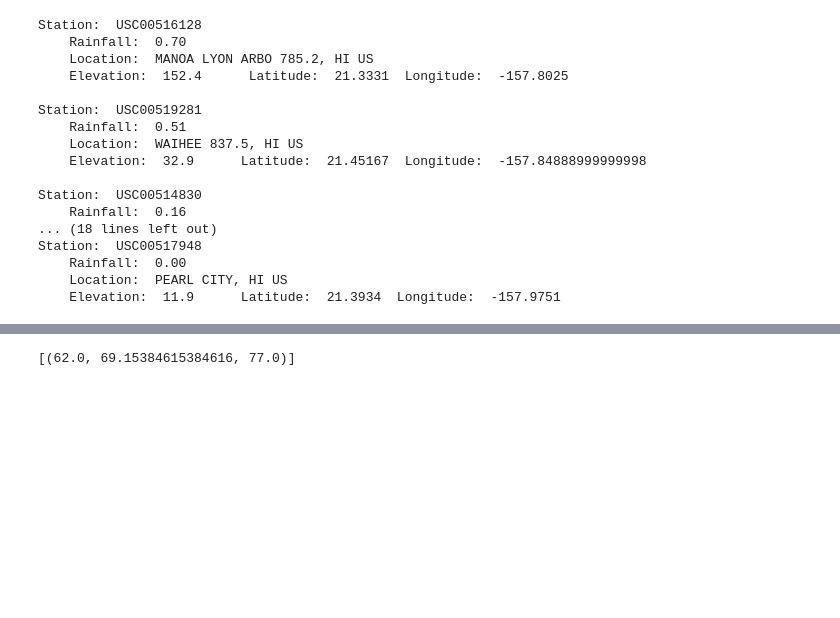
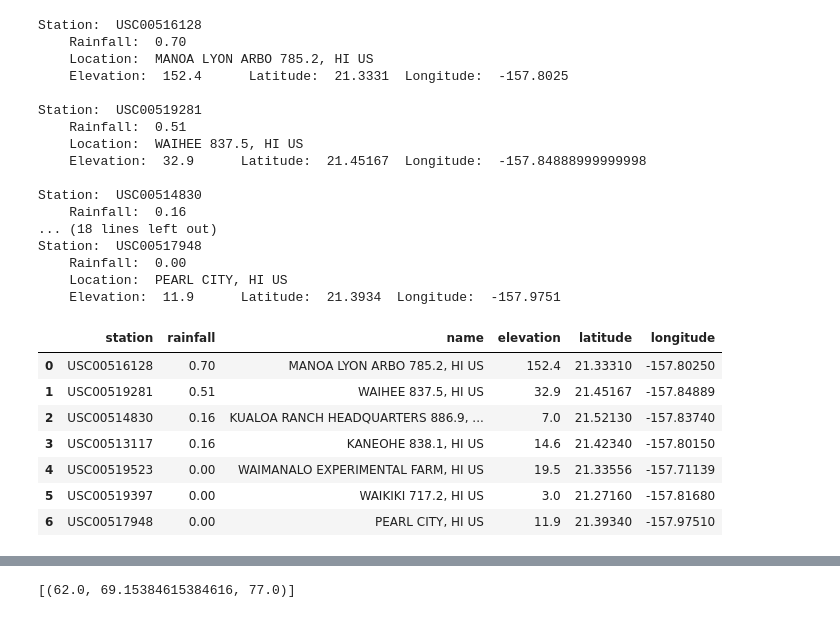
Before and after one commit to RUBALBHULLAR/SQLAlchemy--Surfs-Up-, a Jupyter notebook: climate_starter.ipynb, the cells around one changed output, grey strips where cells are left out. Cells and saved outputs as stored; diff of their text form; code cells hidden in the pictures; blank space fills up the shorter version.

Commit message:
update weather station

```diff
--- a/climate_starter.ipynb
+++ b/climate_starter.ipynb
@@ -344,3 +344,16 @@ Station:  USC00517948
     Rainfall:  0.00
     Location:  PEARL CITY, HI US
     Elevation:  11.9      Latitude:  21.3934  Longitude:  -157.9751
+# %%
+columns = ['station', 'rainfall', 'name', 'elevation' , 'latitude', 'longitude']
+rainfall_df = pd.DataFrame(s, columns=columns)
+rainfall_df
+# %% [output]
+|  | station | rainfall | name | elevation | latitude | longitude |
+| 0 | USC00516128 | 0.70 | MANOA LYON ARBO 785.2, HI US | 152.4 | 21.33310 | -157.80250 |
+| 1 | USC00519281 | 0.51 | WAIHEE 837.5, HI US | 32.9 | 21.45167 | -157.84889 |
+| 2 | USC00514830 | 0.16 | KUALOA RANCH HEADQUARTERS 886.9, ... | 7.0 | 21.52130 | -157.83740 |
+| 3 | USC00513117 | 0.16 | KANEOHE 838.1, HI US | 14.6 | 21.42340 | -157.80150 |
+| 4 | USC00519523 | 0.00 | WAIMANALO EXPERIMENTAL FARM, HI US | 19.5 | 21.33556 | -157.71139 |
+| 5 | USC00519397 | 0.00 | WAIKIKI 717.2, HI US | 3.0 | 21.27160 | -157.81680 |
+| 6 | USC00517948 | 0.00 | PEARL CITY, HI US | 11.9 | 21.39340 | -157.97510 |
```
Also changed, not shown: parts of 1 cell of this notebook.
